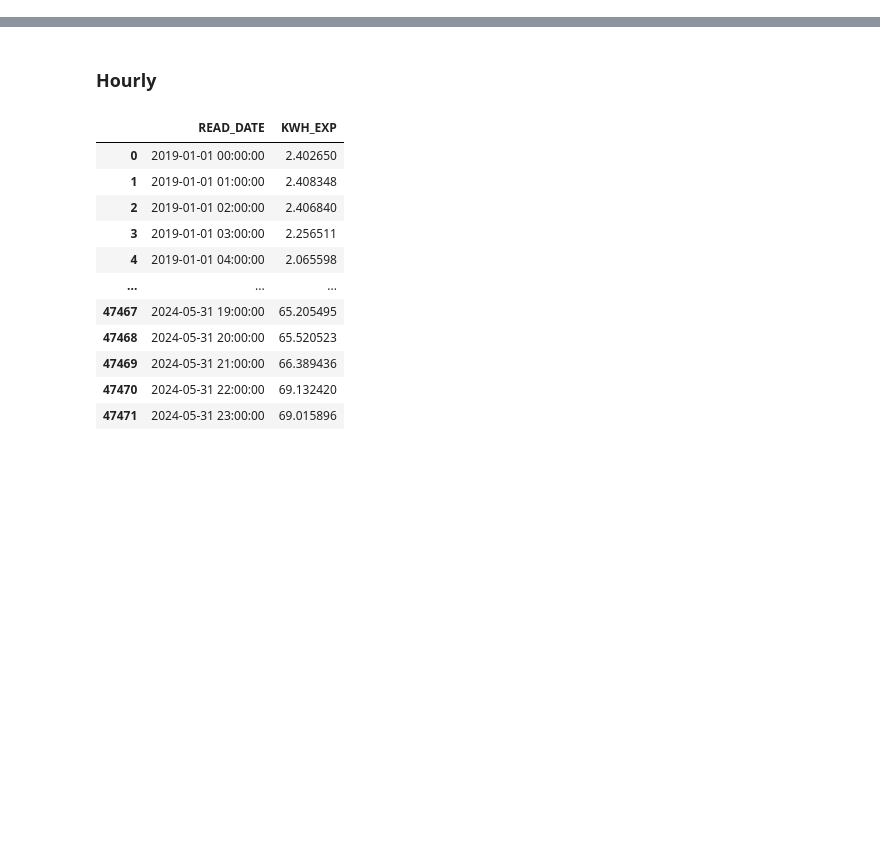
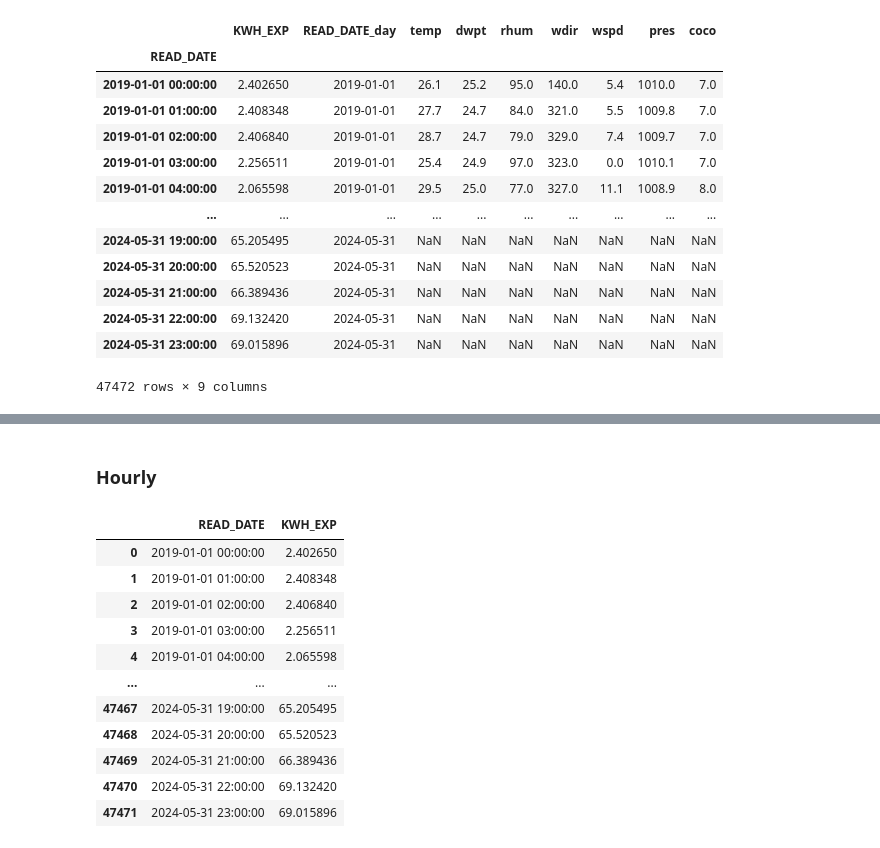
Before and after one commit to srikresna/electricity-usage-forecast, a Jupyter notebook: 6-data-preparation-for-training.ipynb, the cells around one changed output, grey strips where cells are left out. Cells and saved outputs as stored; diff of their text form; code cells hidden in the pictures; blank space fills up the shorter version.

```diff
--- a/6-data-preparation-for-training.ipynb
+++ b/6-data-preparation-for-training.ipynb
@@ -0,0 +11,3 @@
+# %%
+df = pd.read_csv('processed/442100110323_hourly.csv')
+df
@@ -0,0 +144,27 @@
+# %%
+# gabung data weather dengan data daily
+# data weather merupakan data perjam, sedangkan data daily merupakan data 1 jaman
+# gabungkan data perjam ke data weather sesuai dengan READ_DATE di data perjam
+
+df['READ_DATE'] = pd.to_datetime(df['READ_DATE'])
+# set index
+df.set_index('READ_DATE', inplace=True)
+
+# gabungkan
+df = df.join(data, how='left')
+df
+# %% [output]
+|  | KWH_EXP | READ_DATE_day | temp | dwpt | rhum | wdir | wspd | pres | coco |
+| READ_DATE |  |  |  |  |  |  |  |  |  |
+| 2019-01-01 00:00:00 | 2.402650 | 2019-01-01 | 26.1 | 25.2 | 95.0 | 140.0 | 5.4 | 1010.0 | 7.0 |
+| 2019-01-01 01:00:00 | 2.408348 | 2019-01-01 | 27.7 | 24.7 | 84.0 | 321.0 | 5.5 | 1009.8 | 7.0 |
+| 2019-01-01 02:00:00 | 2.406840 | 2019-01-01 | 28.7 | 24.7 | 79.0 | 329.0 | 7.4 | 1009.7 | 7.0 |
+| 2019-01-01 03:00:00 | 2.256511 | 2019-01-01 | 25.4 | 24.9 | 97.0 | 323.0 | 0.0 | 1010.1 | 7.0 |
+| 2019-01-01 04:00:00 | 2.065598 | 2019-01-01 | 29.5 | 25.0 | 77.0 | 327.0 | 11.1 | 1008.9 | 8.0 |
+| ... | ... | ... | ... | ... | ... | ... | ... | ... | ... |
+| 2024-05-31 19:00:00 | 65.205495 | 2024-05-31 | NaN | NaN | NaN | NaN | NaN | NaN | NaN |
+| 2024-05-31 20:00:00 | 65.520523 | 2024-05-31 | NaN | NaN | NaN | NaN | NaN | NaN | NaN |
+| 2024-05-31 21:00:00 | 66.389436 | 2024-05-31 | NaN | NaN | NaN | NaN | NaN | NaN | NaN |
+| 2024-05-31 22:00:00 | 69.132420 | 2024-05-31 | NaN | NaN | NaN | NaN | NaN | NaN | NaN |
+| 2024-05-31 23:00:00 | 69.015896 | 2024-05-31 | NaN | NaN | NaN | NaN | NaN | NaN | NaN |
+47472 rows × 9 columns
```
Also changed, not shown: parts of 29 cells of this notebook, 2 other files.
